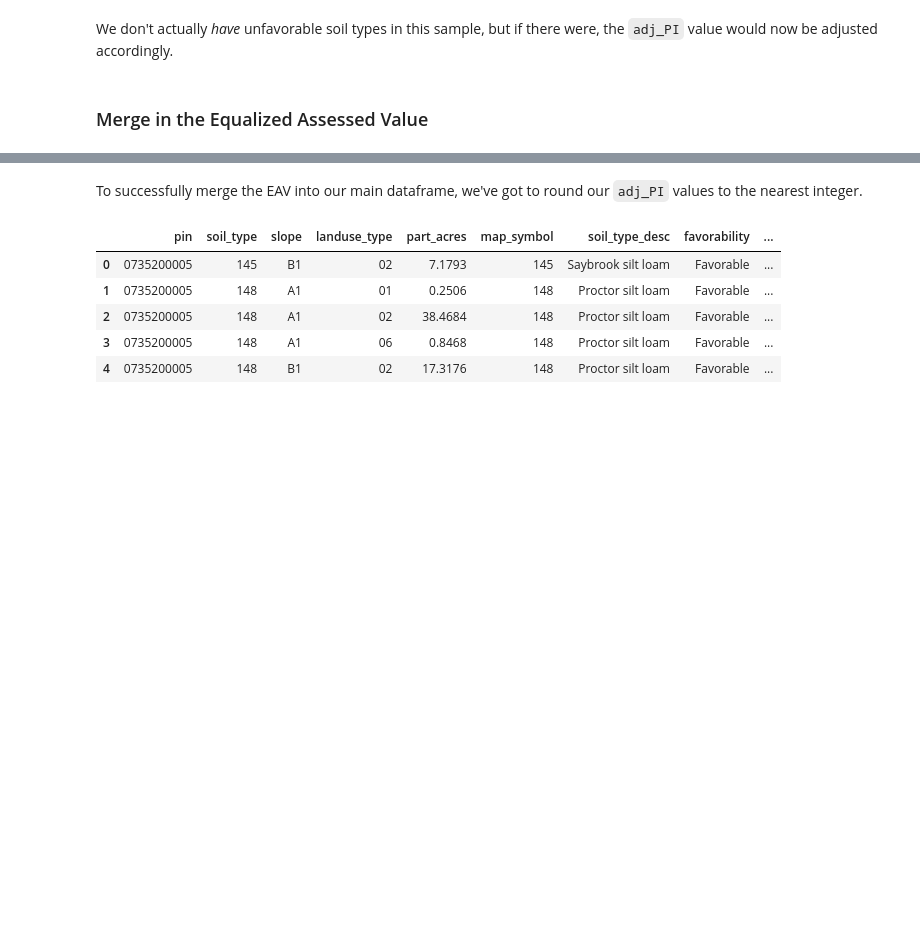
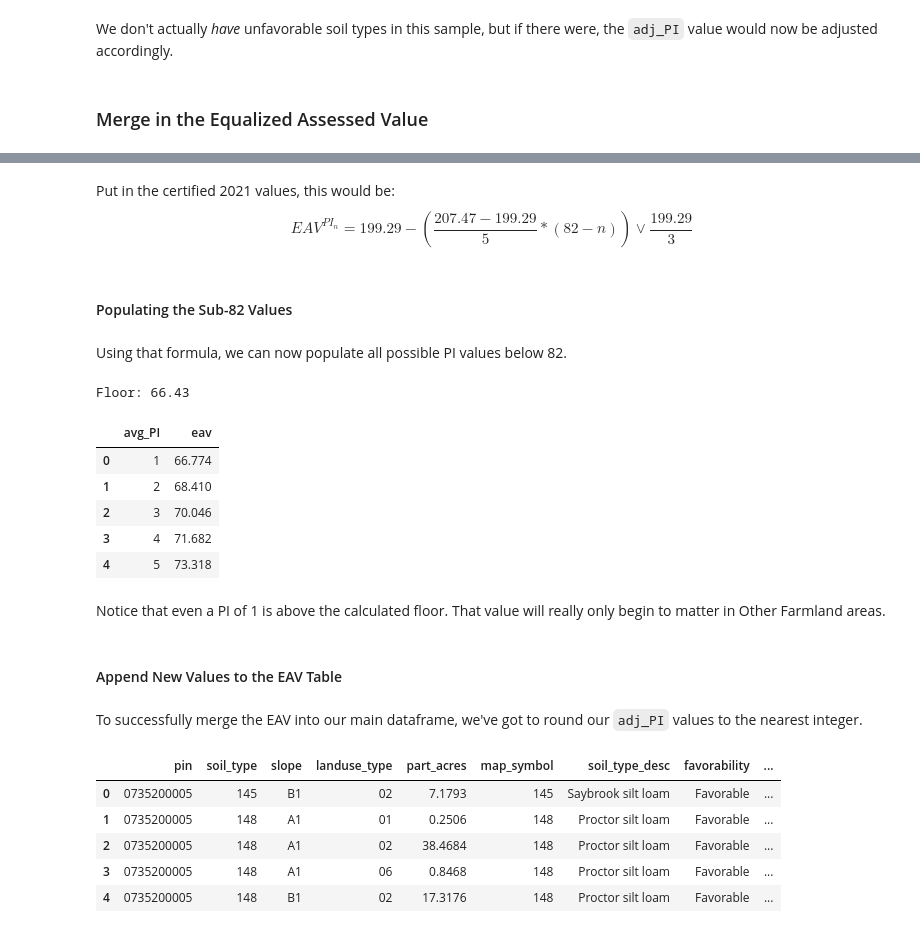
Before and after one commit to kcgis/farm-cards, a Jupyter notebook: farm-cards.ipynb, the cells around one changed output, grey strips where cells are left out. Cells and saved outputs as stored; diff of their text form; code cells hidden in the pictures; blank space fills up the shorter version.

```diff
--- a/farm-cards.ipynb
+++ b/farm-cards.ipynb
@@ -828,0 +829,29 @@ $$
+# %% [markdown]
+Put in the certified 2021 values, this would be:
+$$
+EAV^{PI_{n}} = 199.29 - \left(\frac{207.47 - 199.29}{5} * (82 - n)\right) \vee \frac{199.29}{3}
+$$
+# %% [markdown]
+#### Populating the Sub-82 Values
+# %% [markdown]
+Using that formula, we can now populate all possible PI values below 82.
+# %%
+sub82 = pd.DataFrame({'avg_PI': np.arange(1,82)})
+
+sub82['eav'] = 199.29 - (((207.47-199.29)/5)*(82-sub82['avg_PI']))
+
+print(f'Floor: {199.29/3:0.5}')
+
+sub82.head()
+# %% [output]
+Floor: 66.43
+|  | avg_PI | eav |
+| 0 | 1 | 66.774 |
+| 1 | 2 | 68.410 |
+| 2 | 3 | 70.046 |
+| 3 | 4 | 71.682 |
+| 4 | 5 | 73.318 |
+# %% [markdown]
+Notice that even a PI of 1 is above the calculated floor. That value will really only begin to matter in Other Farmland areas.
+# %% [markdown]
+#### Append New Values to the EAV Table
```
Also changed, not shown: parts of 26 cells of this notebook.
